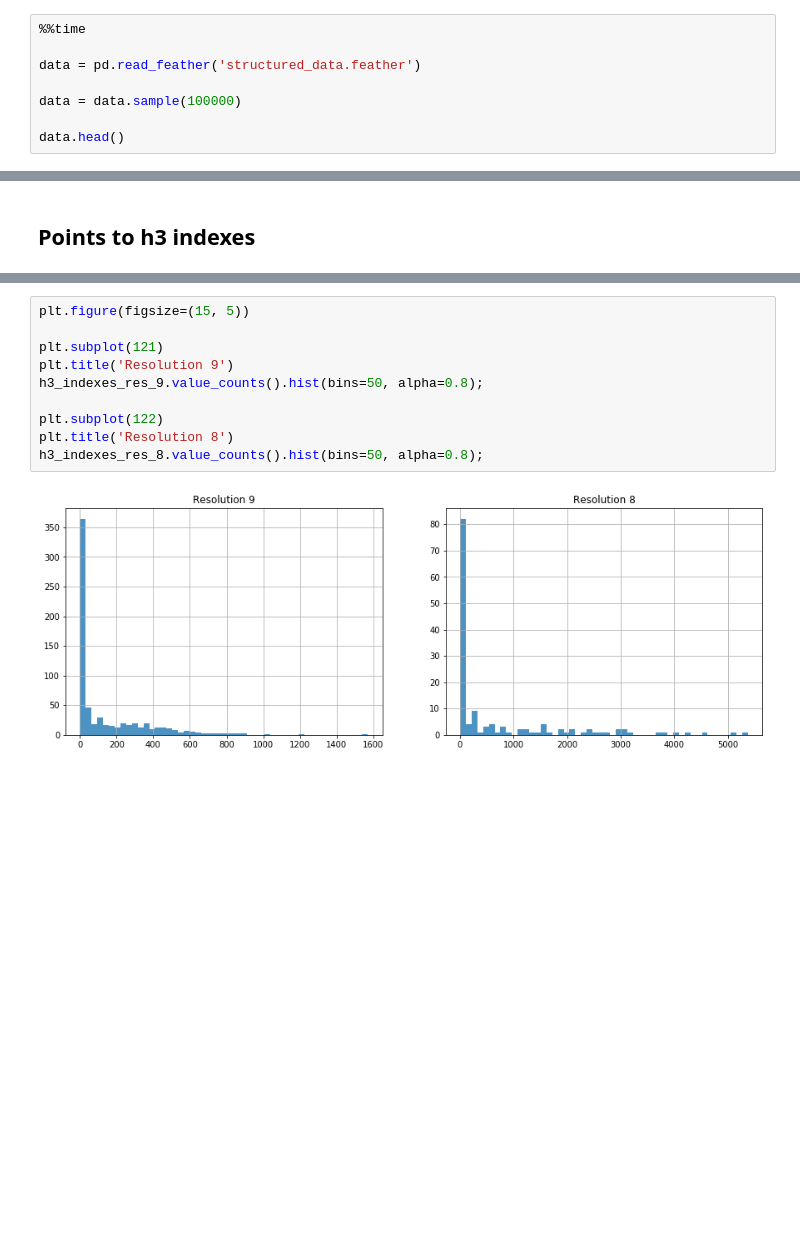
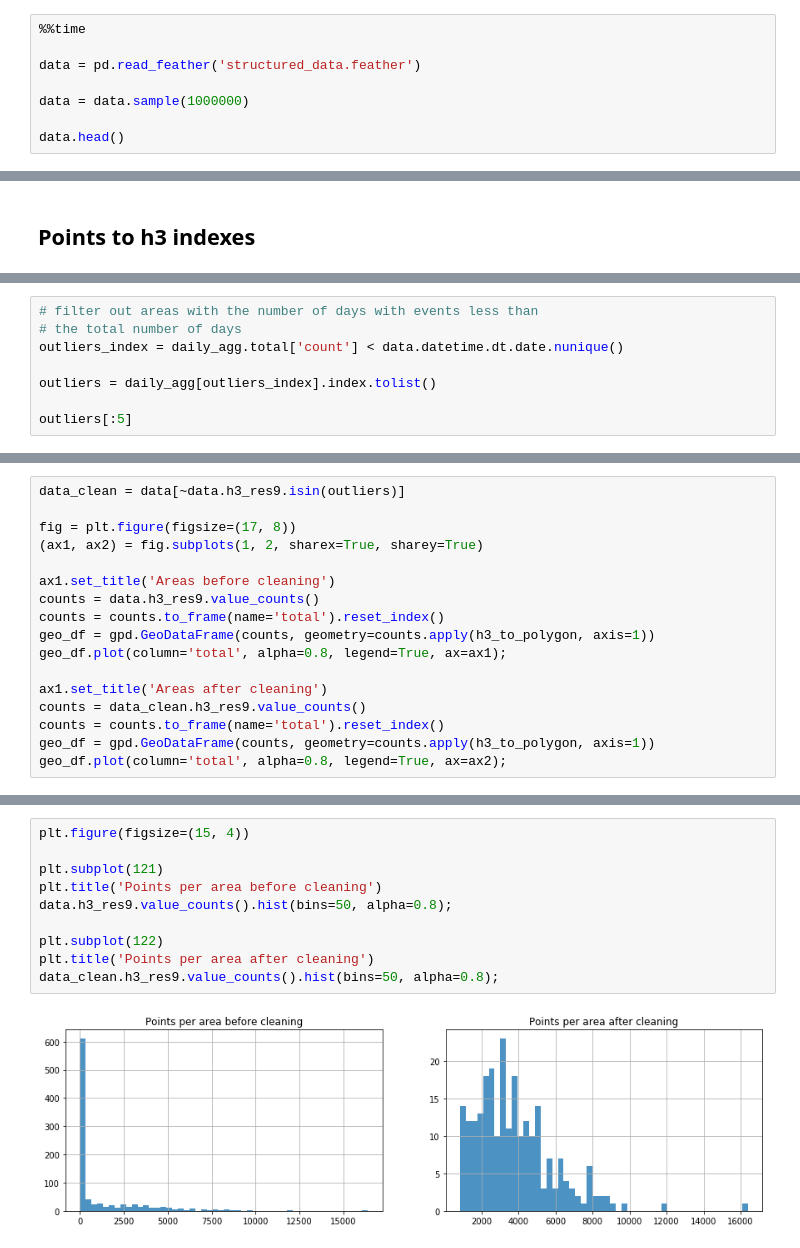
Before and after one commit to sash-ko/ai-transportation, a Jupyter notebook: demand-prediction/2-discrete-areas.ipynb, the cells around one changed output, grey strips where cells are left out. Saved outputs shown, nothing was run; the diff lists cells and outputs as text; blank space fills up the shorter version.

Commit message:
Remove noisy areas

```diff
--- a/demand-prediction/2-discrete-areas.ipynb
+++ b/demand-prediction/2-discrete-areas.ipynb
@@ -24,6 +24,6 @@ pd.set_option('precision', 3)
 
 data = pd.read_feather('structured_data.feather')
 
-data = data.sample(100000)
+data = data.sample(1000000)
 
 data.head()
@@ -123,0 +205,8 @@ m
+# %%
+# filter out areas with the number of days with events less than
+# the total number of days
+outliers_index = daily_agg.total['count'] < data.datetime.dt.date.nunique()
+
+outliers = daily_agg[outliers_index].index.tolist()
+
+outliers[:5]
@@ -123,0 +219,17 @@ m
+# %%
+data_clean = data[~data.h3_res9.isin(outliers)]
+
+fig = plt.figure(figsize=(17, 8))
+(ax1, ax2) = fig.subplots(1, 2, sharex=True, sharey=True)
+
+ax1.set_title('Areas before cleaning')
+counts = data.h3_res9.value_counts()
+counts = counts.to_frame(name='total').reset_index()
+geo_df = gpd.GeoDataFrame(counts, geometry=counts.apply(h3_to_polygon, axis=1))
+geo_df.plot(column='total', alpha=0.8, legend=True, ax=ax1);
+
+ax1.set_title('Areas after cleaning')
+counts = data_clean.h3_res9.value_counts()
+counts = counts.to_frame(name='total').reset_index()
+geo_df = gpd.GeoDataFrame(counts, geometry=counts.apply(h3_to_polygon, axis=1))
+geo_df.plot(column='total', alpha=0.8, legend=True, ax=ax2);
@@ -124,12 +238,12 @@ m
 # %%
-plt.figure(figsize=(15, 5))
+plt.figure(figsize=(15, 4))
 
 plt.subplot(121)
-plt.title('Resolution 9')
-h3_indexes_res_9.value_counts().hist(bins=50, alpha=0.8);
+plt.title('Points per area before cleaning')
+data.h3_res9.value_counts().hist(bins=50, alpha=0.8);
 
 plt.subplot(122)
-plt.title('Resolution 8')
-h3_indexes_res_8.value_counts().hist(bins=50, alpha=0.8);
+plt.title('Points per area after cleaning')
+data_clean.h3_res9.value_counts().hist(bins=50, alpha=0.8);
 # %% [output]
-[figure, old version]
+[figure, new version]
```
Also changed, not shown: parts of 15 cells of this notebook.
